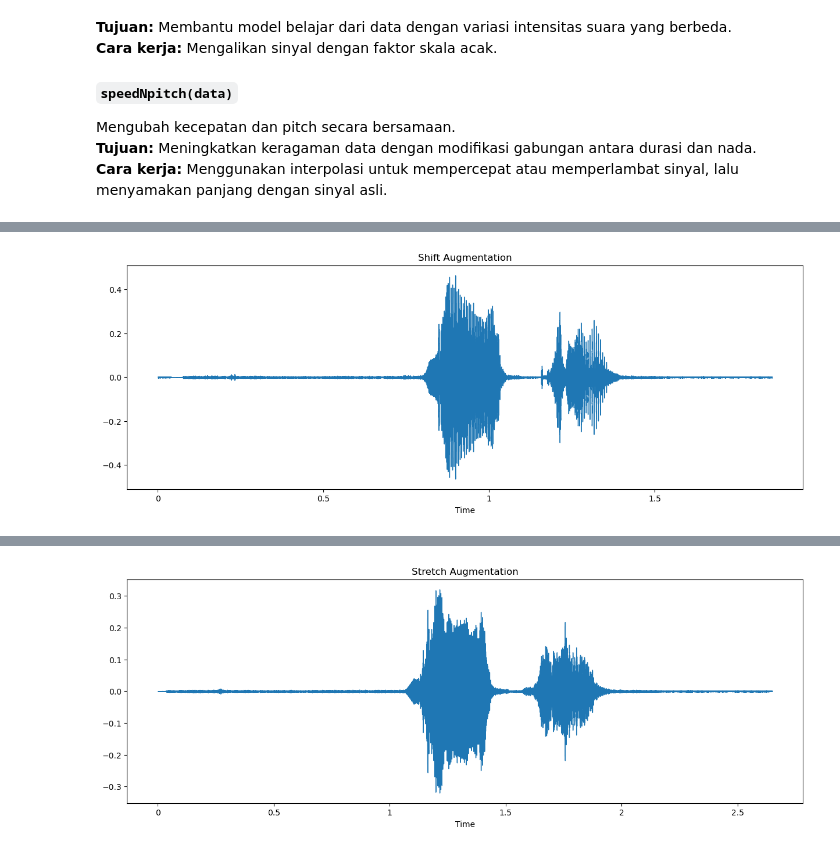
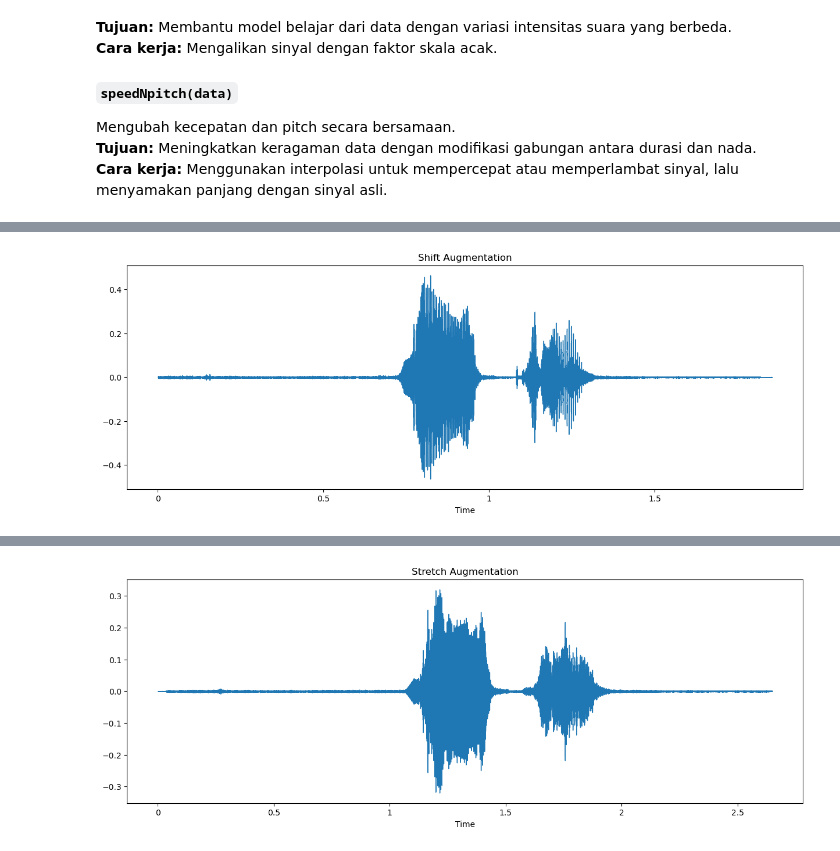
Before and after one commit to garbryel/speechreco, a Jupyter notebook: augmentasi2.ipynb, the cells around one changed output, grey strips where cells are left out. Saved outputs shown, nothing was run; the diff lists cells and outputs as text; code cells hidden in the pictures.

```diff
--- a/augmentasi2.ipynb
+++ b/augmentasi2.ipynb
@@ -88,16 +85,23 @@ ipd.Audio(x, rate=sampling_rate)
 # %%
-def shift(data):
-    s_range = int(np.random.uniform(low=-5, high=5) * 1000)
-    return np.roll(data, s_range)
+# def shift(data):
+#     s_range = int(np.random.uniform(low=-5, high=5) * 1000)
+#     return np.roll(data, s_range)
 
-x = shift(data)
+def shift(data, shift_fraction=0.05):
+    max_shift = int(len(data) * shift_fraction)
+    shift_amt = np.random.randint(-max_shift, max_shift)
+    return np.roll(data, shift_amt)
+
+x = shift(data, shift_fraction=0.05)
+
 plt.figure(figsize=(15, 5))
 librosa.display.waveshow(x, sr=sampling_rate)
 plt.title("Shift Augmentation")
 plt.show()
+
 ipd.Audio(x, rate=sampling_rate)
 # %% [output]
-[figure, old version]
+[figure, new version]
 [interactive output not drawn]
 # %%
 def stretch(data, rate=0.7):
```
Also changed, not shown: parts of 6 cells of this notebook, 4 other files.
